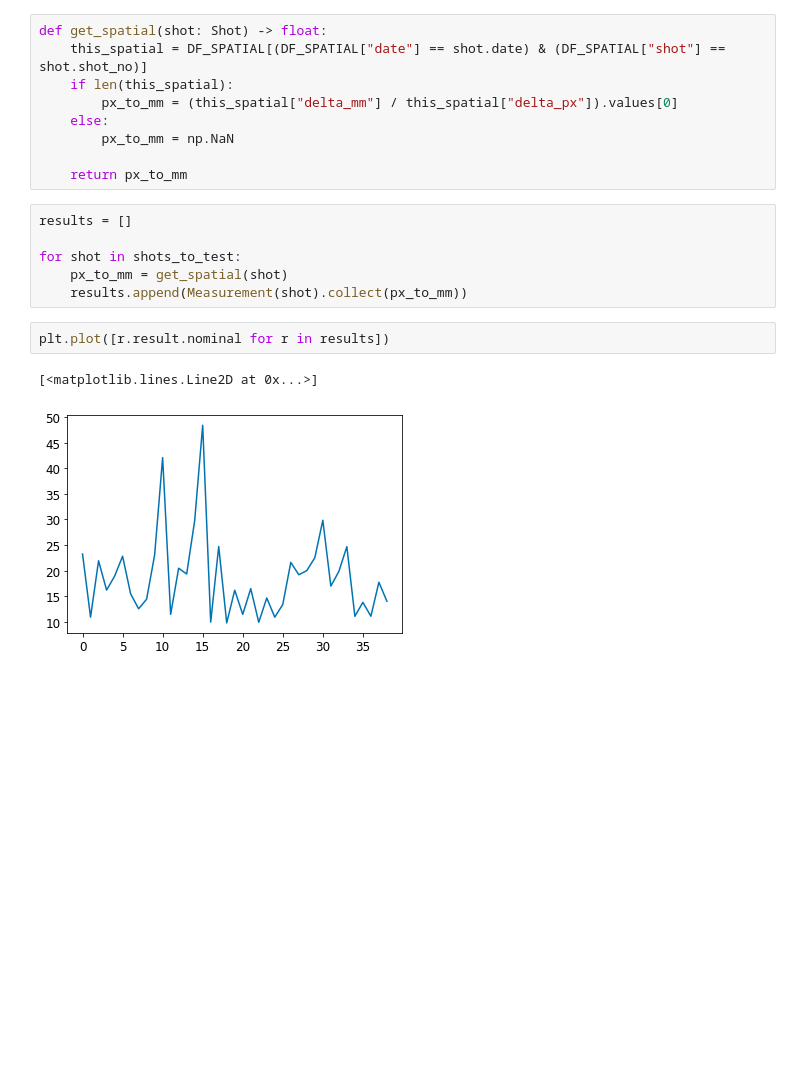
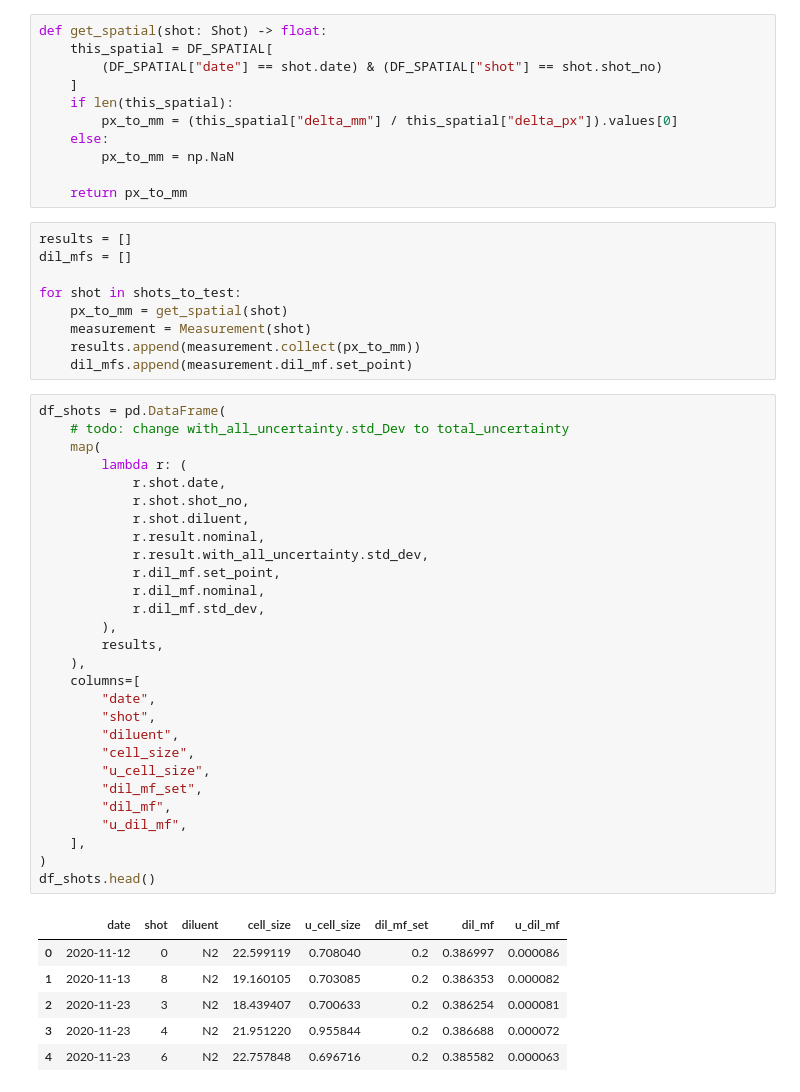
Before and after one commit to scramjetFoam/DetResearch, a Jupyter notebook: scripts/simulation_measurement_comparison/Initial measurement.ipynb, the cells around one changed output. Saved outputs shown, nothing was run; the diff lists cells and outputs as text; blank space fills up the shorter version.

```diff
--- a/scripts/simulation_measurement_comparison/Initial measurement.ipynb
+++ b/scripts/simulation_measurement_comparison/Initial measurement.ipynb
@@ -174,7 +257,9 @@ class Measurement:
         return str(self.shot)
 # %%
 def get_spatial(shot: Shot) -> float:
-    this_spatial = DF_SPATIAL[(DF_SPATIAL["date"] == shot.date) & (DF_SPATIAL["shot"] == shot.shot_no)]
+    this_spatial = DF_SPATIAL[
+        (DF_SPATIAL["date"] == shot.date) & (DF_SPATIAL["shot"] == shot.shot_no)
+    ]
     if len(this_spatial):
         px_to_mm = (this_spatial["delta_mm"] / this_spatial["delta_px"]).values[0]
     else:
@@ -183,12 +268,45 @@ def get_spatial(shot: Shot) -> float:
     return px_to_mm
 # %%
 results = []
+dil_mfs = []
 
 for shot in shots_to_test:
     px_to_mm = get_spatial(shot)
-    results.append(Measurement(shot).collect(px_to_mm))
+    measurement = Measurement(shot)
+    results.append(measurement.collect(px_to_mm))
+    dil_mfs.append(measurement.dil_mf.set_point)
-# %%
-plt.plot([r.result.nominal for r in results])
-# %% [output]
-[<matplotlib.lines.Line2D at 0x...>]
-[figure, removed]
+# %%
+df_shots = pd.DataFrame(
+    # todo: change with_all_uncertainty.std_Dev to total_uncertainty
+    map(
+        lambda r: (
+            r.shot.date,
+            r.shot.shot_no,
+            r.shot.diluent,
+            r.result.nominal,
+            r.result.with_all_uncertainty.std_dev,
+            r.dil_mf.set_point,
+            r.dil_mf.nominal,
+            r.dil_mf.std_dev,
+        ),
+        results,
+    ),
+    columns=[
+        "date",
+        "shot",
+        "diluent",
+        "cell_size",
+        "u_cell_size",
+        "dil_mf_set",
+        "dil_mf",
+        "u_dil_mf",
+    ],
+)
+df_shots.head()
+# %% [output]
+|  | date | shot | diluent | cell_size | u_cell_size | dil_mf_set | dil_mf | u_dil_mf |
+| 0 | 2020-11-12 | 0 | N2 | 22.599119 | 0.708040 | 0.2 | 0.386997 | 0.000086 |
+| 1 | 2020-11-13 | 8 | N2 | 19.160105 | 0.703085 | 0.2 | 0.386353 | 0.000082 |
+| 2 | 2020-11-23 | 3 | N2 | 18.439407 | 0.700633 | 0.2 | 0.386254 | 0.000081 |
+| 3 | 2020-11-23 | 4 | N2 | 21.951220 | 0.955844 | 0.2 | 0.386688 | 0.000072 |
+| 4 | 2020-11-23 | 6 | N2 | 22.757848 | 0.696716 | 0.2 | 0.385582 | 0.000063 |
```
Also changed, not shown: parts of 24 cells of this notebook.
